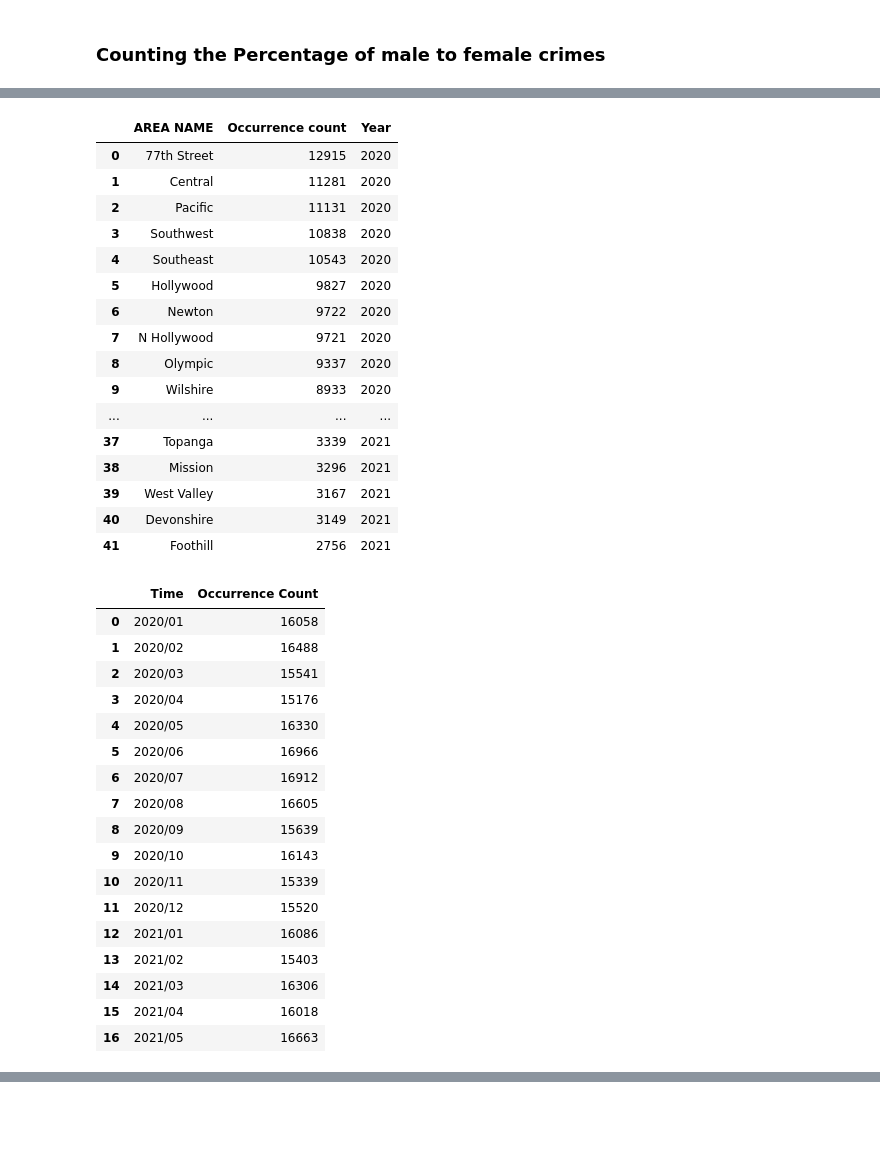
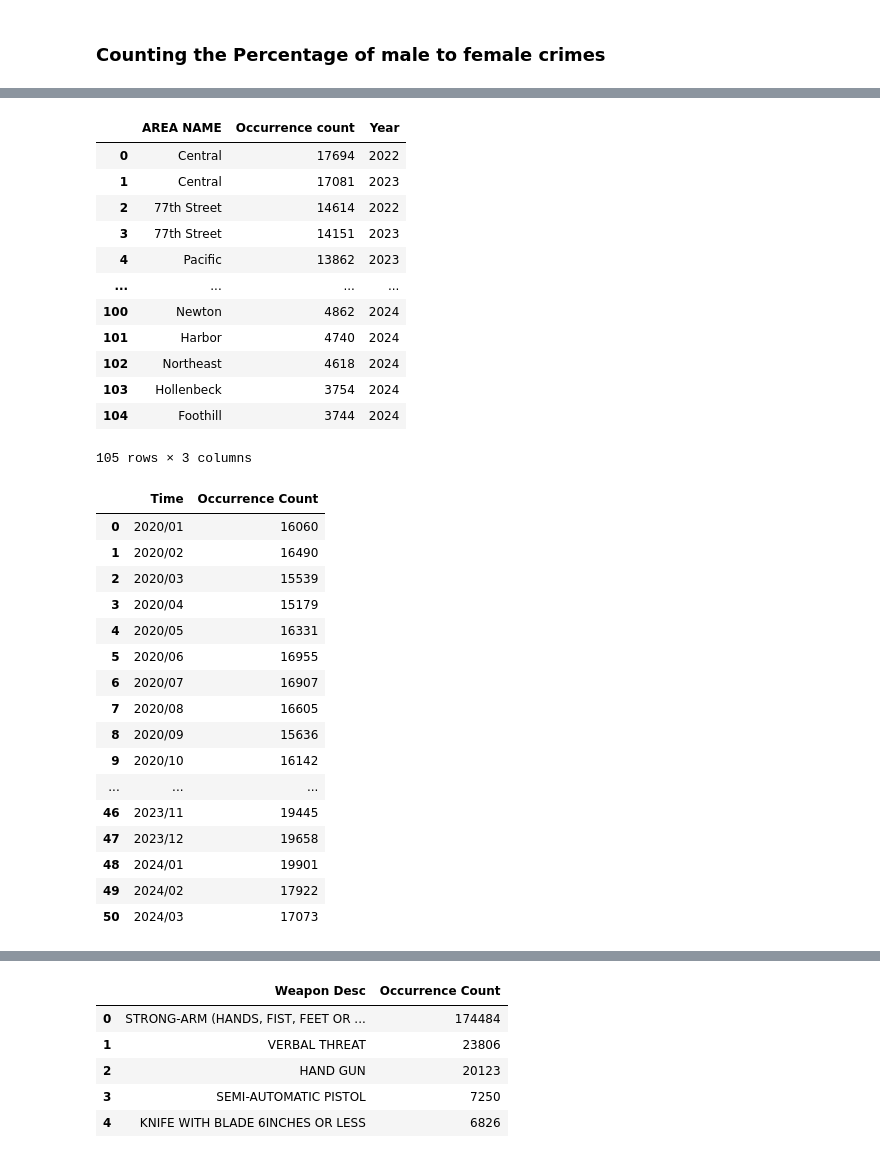
Before and after one commit to CodeGeek2003/Crime-Analysis, a Jupyter notebook: crime-data-analysis.ipynb, the cells around one changed output, grey strips where cells are left out. Cells and saved outputs as stored; diff of their text form; code cells hidden in the pictures; blank space fills up the shorter version.

```diff
--- a/crime-data-analysis.ipynb
+++ b/crime-data-analysis.ipynb
@@ -3,7 +3,7 @@ import pandas as pd
 import pandasql as ps
 import plotly.express as px
 # %%
-crime_data=pd.read_csv('Crime_Data_from_2020_to_Present.csv')
+crime_data=pd.read_csv('LA Crime 2020-Present.csv')
 crime_data.rename(columns={'Date Rptd':'Date'},inplace=True)
 crime_data[['Month','Day','Year']]=crime_data.Date.str.split('/',expand=True)
 
@@ -182,53 +168,66 @@ area_count=ps.sqldf(query)
 area_count
 # %% [output]
 |  | AREA NAME | Occurrence count | Year |
-| 0 | 77th Street | 12915 | 2020 |
-| 1 | Central | 11281 | 2020 |
-| 2 | Pacific | 11131 | 2020 |
-| 3 | Southwest | 10838 | 2020 |
-| 4 | Southeast | 10543 | 2020 |
-| 5 | Hollywood | 9827 | 2020 |
-| 6 | Newton | 9722 | 2020 |
-| 7 | N Hollywood | 9721 | 2020 |
-| 8 | Olympic | 9337 | 2020 |
-| 9 | Wilshire | 8933 | 2020 |
+| 0 | Central | 17694 | 2022 |
+| 1 | Central | 17081 | 2023 |
+| 2 | 77th Street | 14614 | 2022 |
+| 3 | 77th Street | 14151 | 2023 |
+| 4 | Pacific | 13862 | 2023 |
 | ... | ... | ... | ... |
-| 37 | Topanga | 3339 | 2021 |
-| 38 | Mission | 3296 | 2021 |
-| 39 | West Valley | 3167 | 2021 |
-| 40 | Devonshire | 3149 | 2021 |
-| 41 | Foothill | 2756 | 2021 |
+| 100 | Newton | 4862 | 2024 |
+| 101 | Harbor | 4740 | 2024 |
+| 102 | Northeast | 4618 | 2024 |
+| 103 | Hollenbeck | 3754 | 2024 |
+| 104 | Foothill | 3744 | 2024 |
+105 rows × 3 columns
 # %%
 query="""
 SELECT `Year`||'/'||`Month` AS 'Time',COUNT(*) AS 'Occurrence Count'
 FROM crime_data
 GROUP BY 1
 ORDER BY 1,2;
 """
 desc_count=ps.sqldf(query)
-desc_count.drop(desc_count.tail(1).index,inplace=True)
+desc_count.drop(desc_count.tail(7).index,inplace=True)
 desc_count
 # %% [output]
 |  | Time | Occurrence Count |
-| 0 | 2020/01 | 16058 |
-| 1 | 2020/02 | 16488 |
-| 2 | 2020/03 | 15541 |
-| 3 | 2020/04 | 15176 |
-| 4 | 2020/05 | 16330 |
-| 5 | 2020/06 | 16966 |
-| 6 | 2020/07 | 16912 |
+| 0 | 2020/01 | 16060 |
+| 1 | 2020/02 | 16490 |
+| 2 | 2020/03 | 15539 |
+| 3 | 2020/04 | 15179 |
+| 4 | 2020/05 | 16331 |
+| 5 | 2020/06 | 16955 |
+| 6 | 2020/07 | 16907 |
 | 7 | 2020/08 | 16605 |
-| 8 | 2020/09 | 15639 |
-| 9 | 2020/10 | 16143 |
-| 10 | 2020/11 | 15339 |
-| 11 | 2020/12 | 15520 |
-| 12 | 2021/01 | 16086 |
-| 13 | 2021/02 | 15403 |
-| 14 | 2021/03 | 16306 |
-| 15 | 2021/04 | 16018 |
-| 16 | 2021/05 | 16663 |
+| 8 | 2020/09 | 15636 |
+| 9 | 2020/10 | 16142 |
+| ... | ... | ... |
+| 46 | 2023/11 | 19445 |
+| 47 | 2023/12 | 19658 |
+| 48 | 2024/01 | 19901 |
+| 49 | 2024/02 | 17922 |
+| 50 | 2024/03 | 17073 |
 # %%
 fig=px.line(desc_count,x='Time',y='Occurrence Count',title='Crime Count Over Time')
 fig.show()
 # %% [output]
 [interactive output not drawn]
+# %%
+query="""
+SELECT `Weapon Desc`, COUNT (*) AS 'Occurrence Count'
+FROM crime_data
+WHERE `Weapon Desc` is not 'UNKNOWN WEAPON/OTHER WEAPON' and `Weapon Desc` is not NULL
+GROUP BY 1
+ORDER BY 2 DESC
+LIMIT 5;
+"""
+weapon_count=ps.sqldf(query)
+weapon_count
+# %% [output]
+|  | Weapon Desc | Occurrence Count |
+| 0 | STRONG-ARM (HANDS, FIST, FEET OR ... | 174484 |
+| 1 | VERBAL THREAT | 23806 |
+| 2 | HAND GUN | 20123 |
+| 3 | SEMI-AUTOMATIC PISTOL | 7250 |
+| 4 | KNIFE WITH BLADE 6INCHES OR LESS | 6826 |
```
Also changed, not shown: parts of 11 cells of this notebook.
